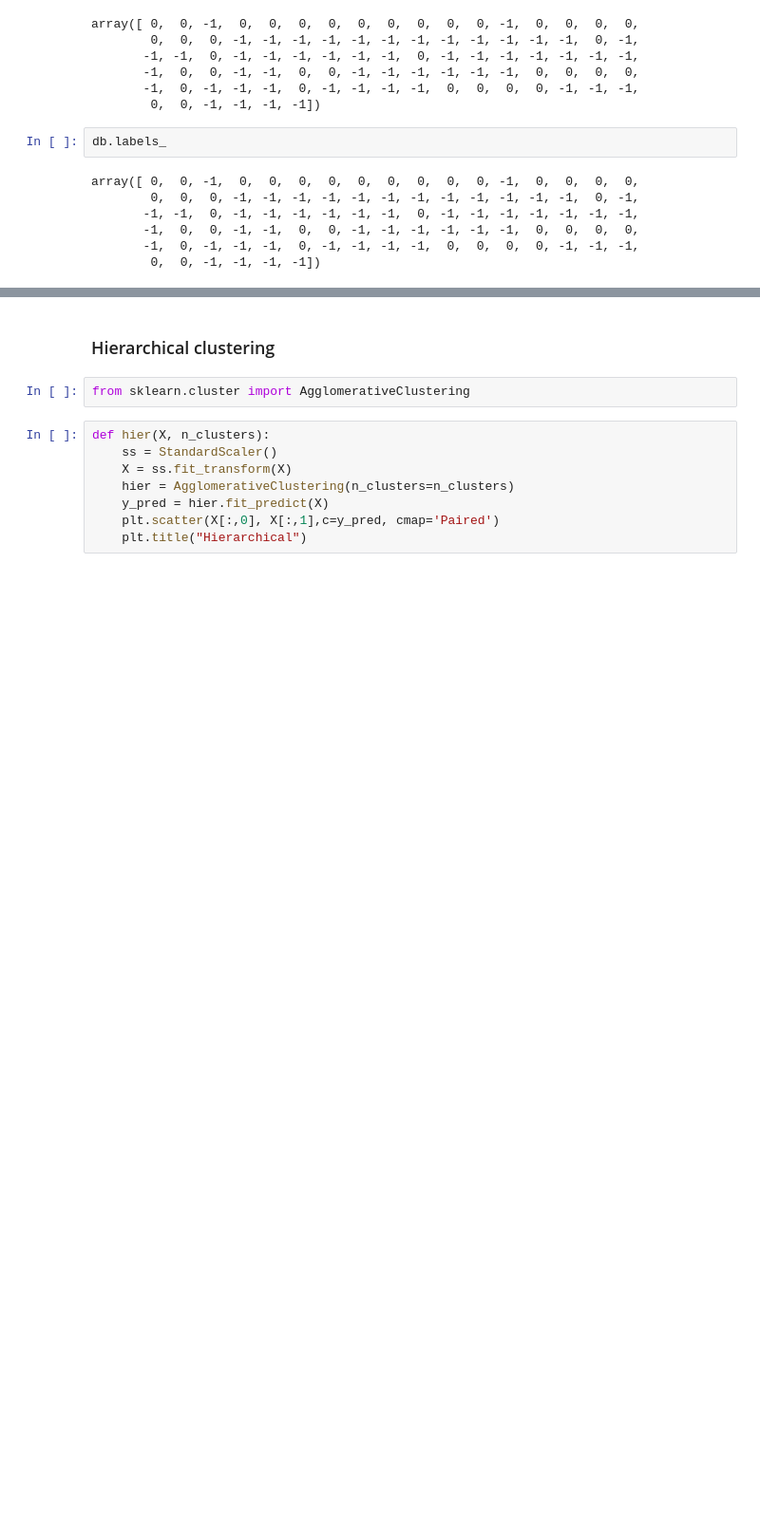
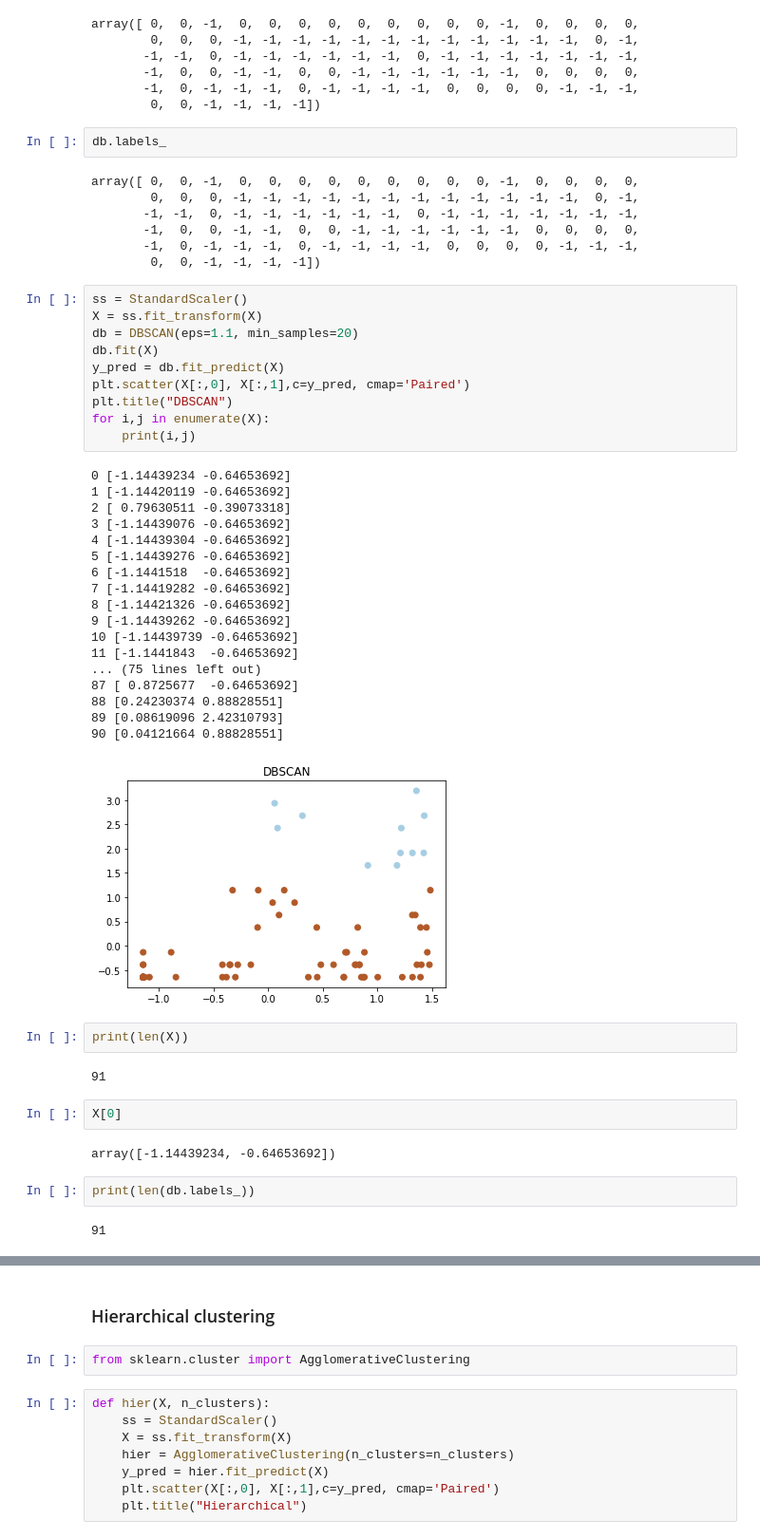
Before and after one commit to SaqlainHussainShah/PyOD, a Jupyter notebook: Clustering on Dummy datase v3.ipynb, the cells around one changed output, grey strips where cells are left out. Shown at 95% size. Saved outputs shown, nothing was run; the diff lists cells and outputs as text; blank space fills up the shorter version.

```diff
--- a/Clustering on Dummy datase v3.ipynb
+++ b/Clustering on Dummy datase v3.ipynb
@@ -220,3 +255,44 @@ array([ 0,  0, -1,  0,  0,  0,  0,  0,  0,  0,  0,  0, -1,  0,  0,  0,  0,
        -1,  0,  0, -1, -1,  0,  0, -1, -1, -1, -1, -1, -1,  0,  0,  0,  0,
        -1,  0, -1, -1, -1,  0, -1, -1, -1, -1,  0,  0,  0,  0, -1, -1, -1,
         0,  0, -1, -1, -1, -1])
+# %%
+ss = StandardScaler()
+X = ss.fit_transform(X)
+db = DBSCAN(eps=1.1, min_samples=20)
+db.fit(X)
+y_pred = db.fit_predict(X)
+plt.scatter(X[:,0], X[:,1],c=y_pred, cmap='Paired')
+plt.title("DBSCAN")
+for i,j in enumerate(X):
+    print(i,j)
+# %% [output]
+0 [-1.14439234 -0.64653692]
+1 [-1.14420119 -0.64653692]
+2 [ 0.79630511 -0.39073318]
+3 [-1.14439076 -0.64653692]
+4 [-1.14439304 -0.64653692]
+5 [-1.14439276 -0.64653692]
+6 [-1.1441518  -0.64653692]
+7 [-1.14419282 -0.64653692]
+8 [-1.14421326 -0.64653692]
+9 [-1.14439262 -0.64653692]
+10 [-1.14439739 -0.64653692]
+11 [-1.1441843  -0.64653692]
+... (75 lines left out)
+87 [ 0.8725677  -0.64653692]
+88 [0.24230374 0.88828551]
+89 [0.08619096 2.42310793]
+90 [0.04121664 0.88828551]
+[figure, added]
+# %%
+print(len(X))
+# %% [output]
+91
+# %%
+X[0]
+# %% [output]
+array([-1.14439234, -0.64653692])
+# %%
+print(len(db.labels_))
+# %% [output]
+91
```
Also changed, not shown: parts of 4 cells of this notebook.
